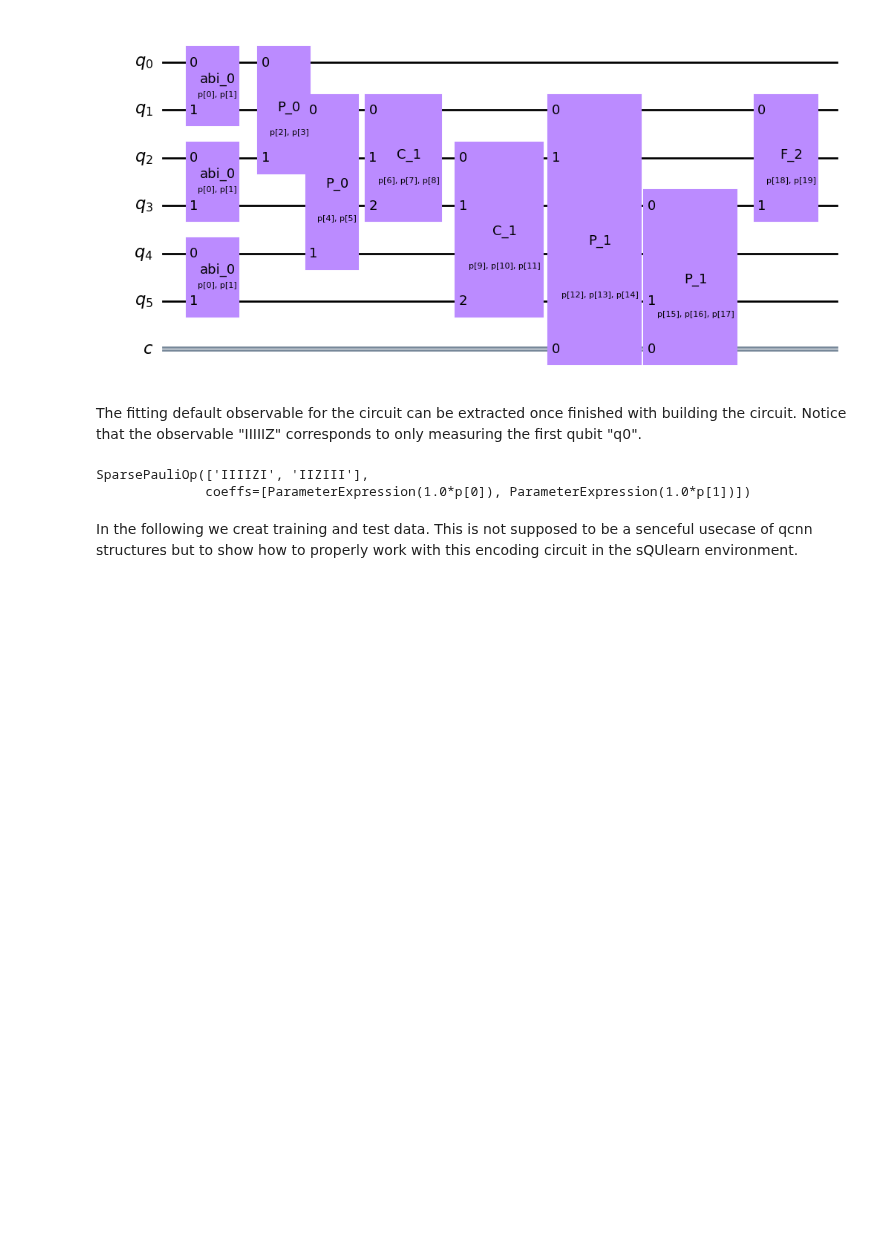
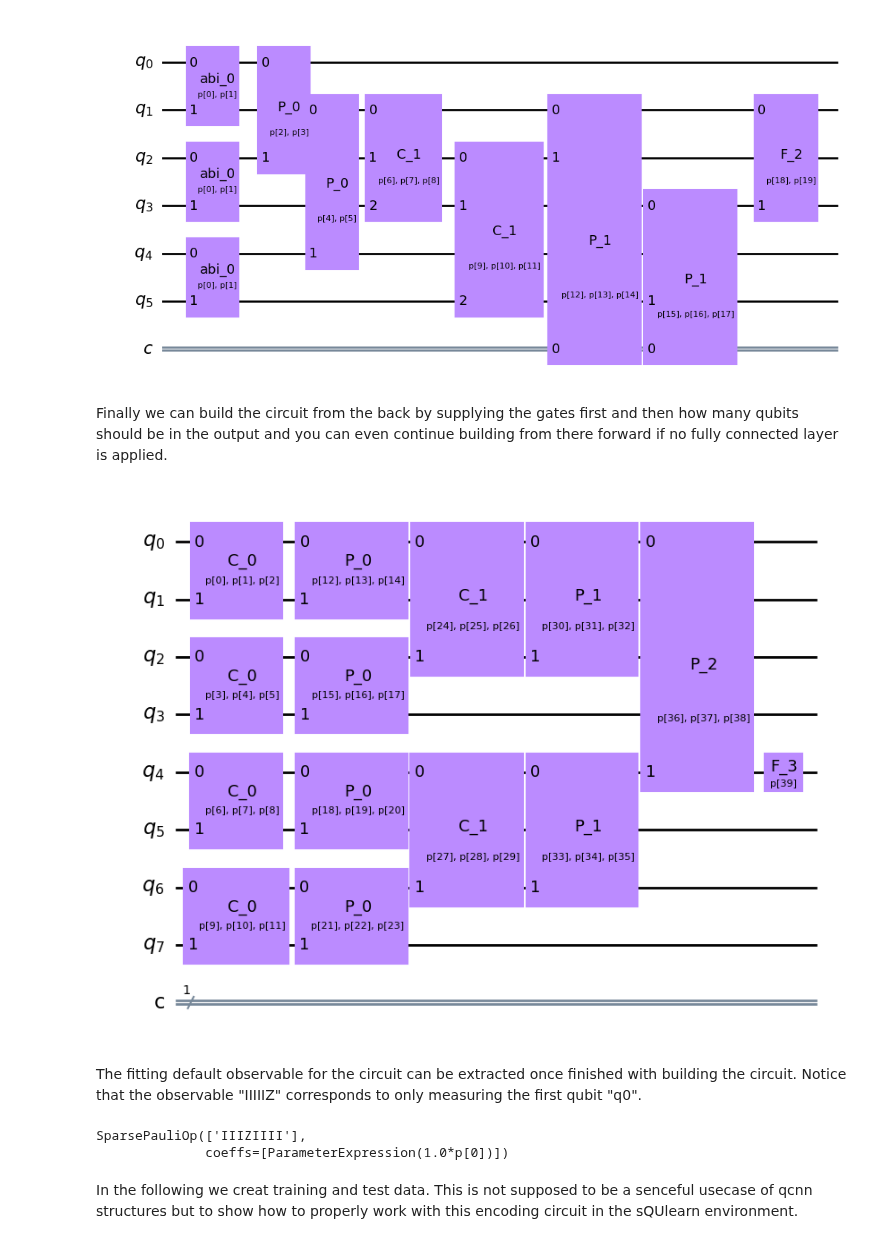
Before and after one commit to sQUlearn/squlearn, a Jupyter notebook: examples/qnn/example_qcnn_encoding_circuit.ipynb, the cells around one changed output. Drawn from its saved outputs; the diff is of its cells as text; code cells hidden in the pictures; blank space fills up the shorter version.

```diff
--- a/examples/qnn/example_qcnn_encoding_circuit.ipynb
+++ b/examples/qnn/example_qcnn_encoding_circuit.ipynb
@@ -77,14 +74,27 @@ qc1.draw("mpl")
 # %% [output]
 features parameters are set to 1 since no features are allowed in the QCNN ansatz.
 [figure]
+# %% [markdown]
+Finally we can build the circuit from the back by supplying the gates first and then how many qubits should be in the output and you can even continue building from there forward if no fully connected layer is applied.
+# %%
+qc1 = QcnnEncodingCircuit()
+qc1.convolution(alternating=False)
+qc1.pooling()
+qc1.repeat_layers(1)
+qc1.build_circuit(2)
+qc1.pooling(input_list = [[0,4]],output_list = [[4]])
+qc1.fully_connected()
+qc1.draw("mpl")
+# %% [output]
+[figure, added]
 # %% [markdown]
 The fitting default observable for the circuit can be extracted once finished with building the circuit. Notice that the observable "IIIIIZ" corresponds to only measuring the first qubit "q0".
 # %%
 ob = qc1.QcnnObservable(pauli="Z")
 print(ob)
 # %% [output]
-SparsePauliOp(['IIIIZI', 'IIZIII'],
-              coeffs=[ParameterExpression(1.0*p[0]), ParameterExpression(1.0*p[1])])
+SparsePauliOp(['IIIZIIII'],
+              coeffs=[ParameterExpression(1.0*p[0])])
 # %% [markdown]
 In the following we creat training and test data. This is not supposed to be a senceful usecase of qcnn structures but to show how to properly work with this encoding circuit in the sQUlearn environment.
 # %%
```
Also changed, not shown: parts of 16 cells of this notebook, 1 other file.
